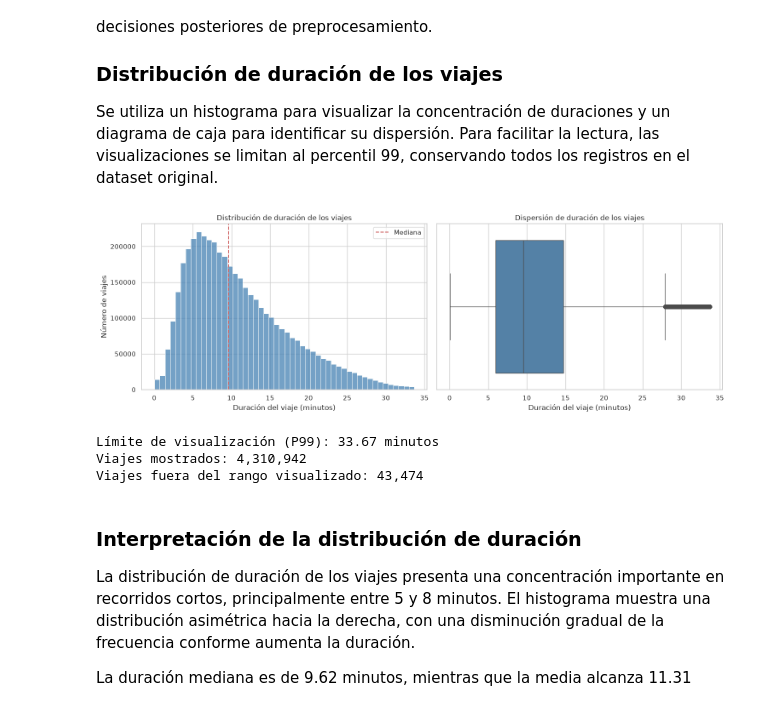
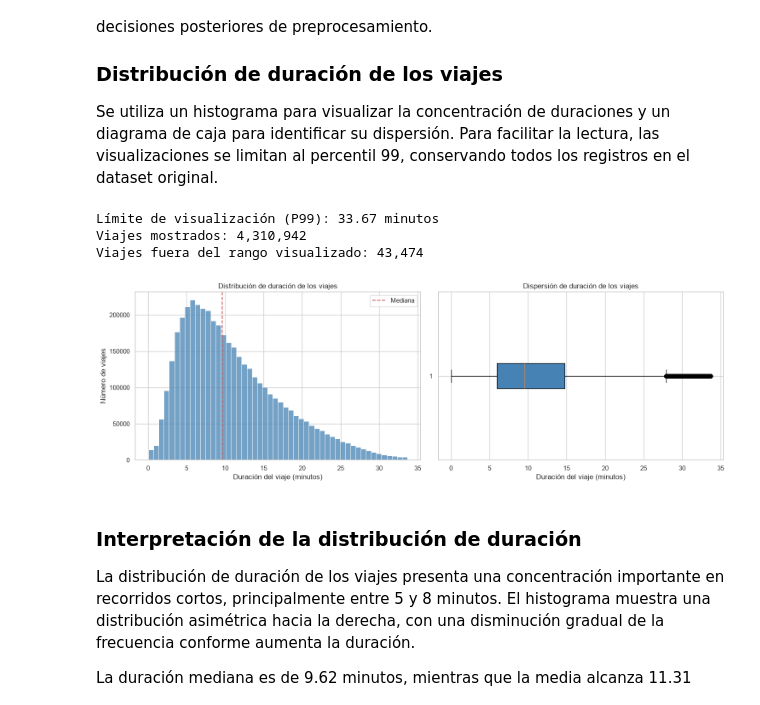
Before and after one commit to LUISG47/mibici-demand, a Jupyter notebook: notebooks/1.0-dac-eda.ipynb, the cells around one changed output. Saved outputs shown, nothing was run; the diff lists cells and outputs as text; code cells hidden in the pictures.

```diff
--- a/notebooks/1.0-dac-eda.ipynb
+++ b/notebooks/1.0-dac-eda.ipynb
@@ -52,11 +52,16 @@ pd.set_option("display.width", 200)
 # %%
-# Ruta del dataset generado por el proceso de limpieza.
-DATASET_PATH = PROJ_ROOT / "data" / "interim" / "viajes_limpios.parquet"
+# Rutas de los datasets
+DATASET_PATH = INTERIM_DATA_DIR / "viajes_limpios.parquet"
+NOMENCLATURA_PATH = RAW_DATA_DIR / "nomenclatura_2026_09.csv"
 
-# Cargar los viajes limpios sin modificar el archivo original.
+# Cargar los viajes limpios y la nomenclatura
 viajes = pd.read_parquet(DATASET_PATH)
+nomenclatura = pd.read_csv(NOMENCLATURA_PATH)
 
-# Verificar las dimensiones y visualizar los primeros registros.
+# Instanciar el analizador exploratorio
+eda = ViajesEDA(viajes, nomenclatura)
+
+# Dimensiones y primeros registros
 print(f"Registros: {viajes.shape[0]:,}")
 print(f"Columnas: {viajes.shape[1]}")
 
@@ -771,64 +486,23 @@ El objetivo es comprender las características de los viajes y de sus usuarios,
 
 Se utiliza un histograma para visualizar la concentración de duraciones y un diagrama de caja para identificar su dispersión. Para facilitar la lectura, las visualizaciones se limitan al percentil 99, conservando todos los registros en el dataset original.
 # %%
-# Calcular el percentil 99 para delimitar las visualizaciones.
-limite_duracion = viajes["duracion_min"].quantile(0.99)
+duraciones_visibles, limite_duracion, fuera_rango = eda.obtener_duraciones_visibles()
+mediana = viajes["duracion_min"].median()
 
-# Seleccionar los datos visibles sin modificar el dataset original.
-duraciones_visibles = viajes.loc[
-    viajes["duracion_min"] <= limite_duracion,
-    "duracion_min"
-]
-
-# Generar histograma y diagrama de caja.
-fig, axes = plt.subplots(1, 2, figsize=(15, 5))
-
-sns.histplot(
+fig = EDAPlots.graficar_distribucion_duracion(
     duraciones_visibles,
-    bins=50,
-    color="steelblue",
-    ax=axes[0]
+    mediana,
+    ruta_guardado=FIGURES_DIR / "eda_distribucion_duracion.png"
 )
-
-axes[0].axvline(
-    viajes["duracion_min"].median(),
-    color="indianred",
-    linestyle="--",
-    label="Mediana"
-)
-
-axes[0].set_title("Distribución de duración de los viajes")
-axes[0].set_xlabel("Duración del viaje (minutos)")
-axes[0].set_ylabel("Número de viajes")
-axes[0].legend()
-
-sns.boxplot(
-    x=duraciones_visibles,
-    color="steelblue",
-    ax=axes[1]
-)
-
-axes[1].set_title("Dispersión de duración de los viajes")
-axes[1].set_xlabel("Duración del viaje (minutos)")
-
-fig.tight_layout()
-
-fig.savefig(
-    FIGURES_DIR / "eda_distribucion_duracion.png",
-    dpi=150,
-    bbox_inches="tight"
-)
-
-plt.show()
 
 print(f"Límite de visualización (P99): {limite_duracion:.2f} minutos")
 print(f"Viajes mostrados: {len(duraciones_visibles):,}")
-print(f"Viajes fuera del rango visualizado: {len(viajes) - len(duraciones_visibles):,}")
+print(f"Viajes fuera del rango visualizado: {fuera_rango:,}")
 # %% [output]
+Límite de visualización (P99): 33.67 minutos
+Viajes mostrados: 4,310,942
+Viajes fuera del rango visualizado: 43,474
-[figure, old version]
+[figure, new version]
-Límite de visualización (P99): 33.67 minutos
-Viajes mostrados: 4,310,942
-Viajes fuera del rango visualizado: 43,474
 # %% [markdown]
 ### Interpretación de la distribución de duración
 
```
Also changed, not shown: parts of 19 cells of this notebook, 14 other files.
